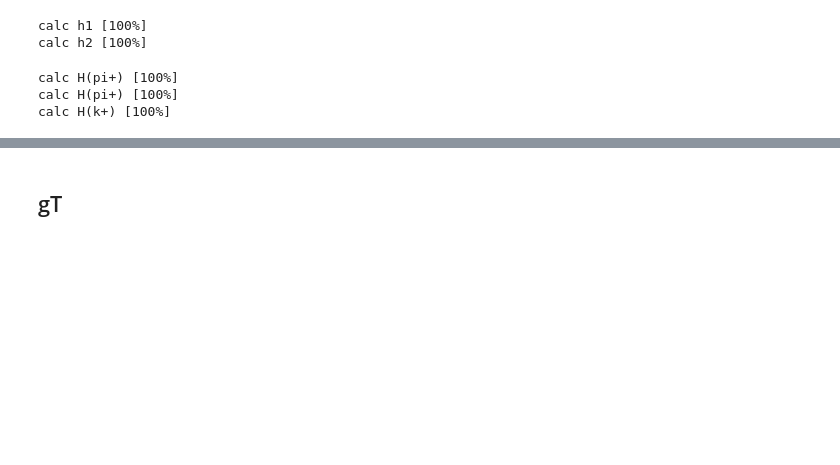
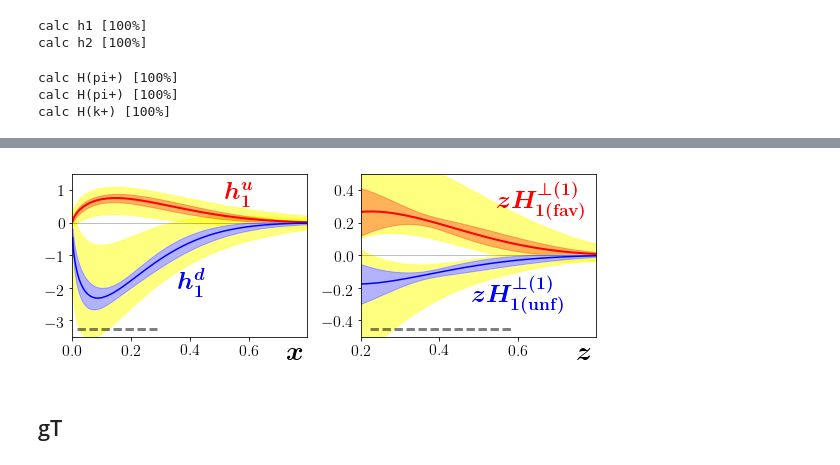
Before and after one commit to zack0179/transfer, a Jupyter notebook: fitlab/notebooks/transversity/transversity-0-combined.ipynb, the cells around one changed output, grey strips where cells are left out. Cells and saved outputs as stored; diff of their text form; code cells hidden in the pictures; blank space fills up the shorter version.

```diff
--- a/fitlab/notebooks/transversity/transversity-0-combined.ipynb
+++ b/fitlab/notebooks/transversity/transversity-0-combined.ipynb
@@ -450,3 +451,85 @@ py.savefig('gallery/transversity-collins.pdf')
+# %%
+nrows,ncols=1,2
+py.figure(figsize=(ncols*4,nrows*3))
+
+def plot(idx,flav,ylims=None):
+    ax=py.subplot(nrows,ncols,idx)
+
+    band1=ax.fill_between(X,(h1['f'][1]-h1['df'][1]),(h1['f'][1]+h1['df'][1]),color='Yellow',alpha=0.5)
+    band1=ax.fill_between(X,(h1['f'][3]-h1['df'][3]),(h1['f'][3]+h1['df'][3]),color='Yellow',alpha=0.5)
+
+    #band2=ax.fill_between(X,(h2['f'][1]-h2['df'][1]),(h2['f'][1]+h2['df'][1]),color='w',alpha=1)
+    band2=ax.fill_between(X,(h2['f'][1]-h2['df'][1]),(h2['f'][1]+h2['df'][1]),color='r',alpha=0.3)
+    line2,=ax.plot(X,h2['f'][1],'r-',lw=2)
+
+    band2=ax.fill_between(X,(h2['f'][3]-h2['df'][3]),(h2['f'][3]+h2['df'][3]),color='w',alpha=1)
+    band2=ax.fill_between(X,(h2['f'][3]-h2['df'][3]),(h2['f'][3]+h2['df'][3]),color='b',alpha=0.3)
+    line2,=ax.plot(X,h2['f'][3],'b-')
+
+    ax.set_yticks([-3,-2,-1,0,1])
+
+
+    if ylims!=None: ax.set_ylim(ylims[0],ylims[1])
+    ax.set_xlabel(r'$\boldsymbol{x}$',size=27)
+    ax.xaxis.set_label_coords(0.95, -0.02)
+    ax.tick_params(axis='both', which='major', labelsize=16)
+    ax.set_xticks([0,.2,.4,.6])
+    xmin=np.amin(kin['X'])
+    xmax=np.amax(kin['X'])
+    ymin, ymax = ax.get_ylim()
+
+    dy=0.05*(ymax-ymin)
+    line,=ax.plot([xmin,xmax],[ymin+dy,ymin+dy],'k-',lw=3,alpha=0.5,ls='--')
+    return ax,(band1),(band2,line2),line
+
+def plotpi(idx,flav,ylims=None):
+    ax=py.subplot(nrows,ncols,idx)
+
+    band1=ax.fill_between(Z,Z*(Hpi1['f'][1]-Hpi1['df'][1]),Z*(Hpi1['f'][1]+Hpi1['df'][1]),color='Yellow',alpha=0.5)
+    band1=ax.fill_between(Z,Z*(Hpi1['f'][3]-Hpi1['df'][3]),Z*(Hpi1['f'][3]+Hpi1['df'][3]),color='Yellow',alpha=0.5)
+
+    #band2=ax.fill_between(Z,(Hpi2['f'][1]-Hpi2['df'][1]),(Hpi2['f'][1]+Hpi2['df'][1]),color='w')
+    band2=ax.fill_between(Z,Z*(Hpi2['f'][1]-Hpi2['df'][1]),Z*(Hpi2['f'][1]+Hpi2['df'][1]),color='r',alpha=0.3)
+    line2,=ax.plot(Z,Z*Hpi2['f'][1],'r-',lw=2)
+
+    band2=ax.fill_between(Z,Z*(Hpi2['f'][3]-Hpi2['df'][3]),Z*(Hpi2['f'][3]+Hpi2['df'][3]),color='w')
+    band2=ax.fill_between(Z,Z*(Hpi2['f'][3]-Hpi2['df'][flav]),Z*(Hpi2['f'][3]+Hpi2['df'][3]),color='b',alpha=0.3)
+    line2,=ax.plot(Z,Z*Hpi2['f'][3],'b-')
+
+
+    if ylims!=None: ax.set_ylim(ylims[0],ylims[1])
+    ax.set_xlabel(r'$\boldsymbol{z}$',size=27)
+    ax.xaxis.set_label_coords(0.95, -0.02)
+    ax.tick_params(axis='both', which='major', labelsize=16)
+    ax.set_xticks([0,.2,.4,.6])
+    zmin=np.amin(kin['Z'])
+    zmax=np.amax(kin['Z'])
+    ymin, ymax = ax.get_ylim()
+    dy=0.05*(ymax-ymin)
+    line,=ax.plot([zmin,zmax*0.99],[ymin+dy,ymin+dy],'k-',ls='--',lw=3,alpha=0.5)
+    return ax,(band1),(band2,line2),line
+
+ax,b1,b2,l=plot(1,1,[-3.5,1.5])
+ax.text(0.65,0.8,r'$\boldsymbol{h_1^u}$',size=25,transform=ax.transAxes,color='r')
+ax.text(0.45,0.25,r'$\boldsymbol{h_1^d}$',size=25,transform=ax.transAxes,color='b')
+
+ax.set_xlim(0,0.8)
+ax.axhline(0,ls='-',lw=0.5,color='k',alpha=0.5)
+
+ax,b1,b2,l=plotpi(2,2,[-0.5,0.5])
+ax.text(0.58,0.75,r'$\boldsymbol{zH_{1 {\rm (fav)}}^{\perp (1)}}$',size=25,transform=ax.transAxes,color='r')
+ax.text(0.47,0.17,r'$\boldsymbol{zH_{1 {\rm (unf)}}^{\perp (1)}}$',size=25,transform=ax.transAxes,color='b')
+ax.set_xlim(0.2,0.8)
+ax.axhline(0,ls='-',lw=0.5,color='k',alpha=0.5)
+ax.set_yticks([-0.4,-0.2,0,0.2,0.4])
+
+#ax.legend([b1,b2,l],[r'$\rm SIDIS$',r'$\rm SIDIS+Lattice$',r'$\rm SIDIS~coverage$']\
+#    ,fontsize=13,frameon=False,loc=4)#,bbox_to_anchor=(2.2, 1))
+
+py.tight_layout()
+py.savefig('gallery/transversity-collins.pdf')
+# %% [output]
+[figure, added]
 # %% [markdown]
 ## gT
 # %%
```
Also changed, not shown: parts of 13 cells of this notebook.
